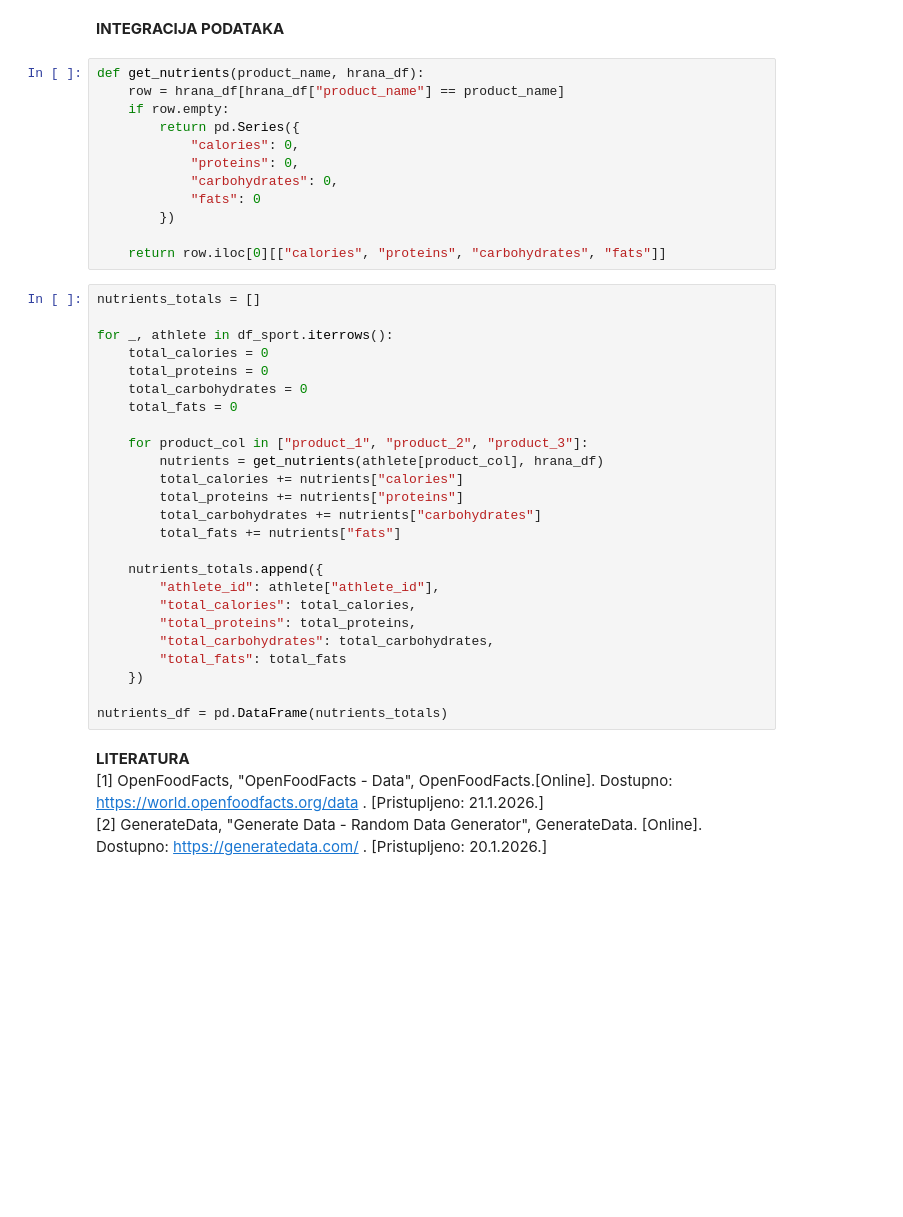
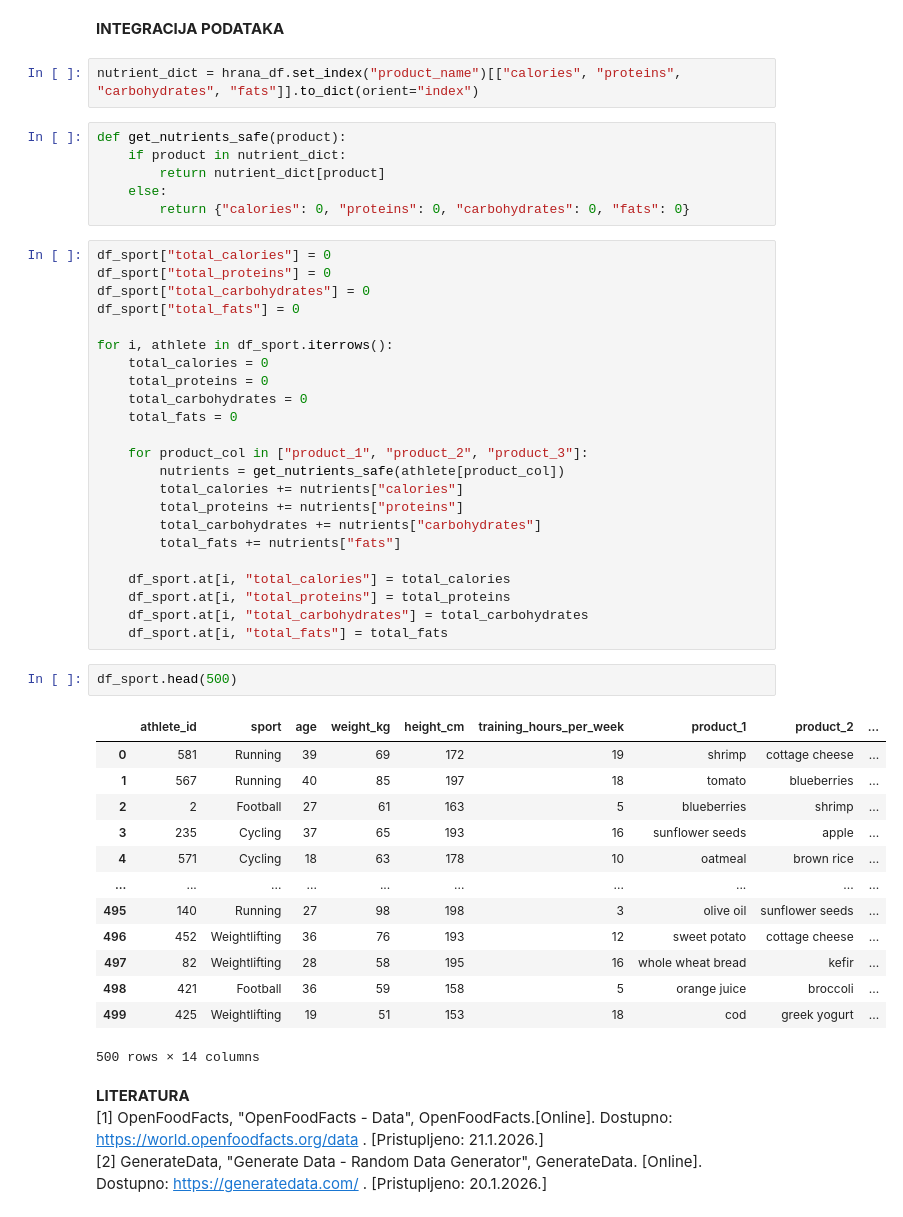
Before and after one commit to jvrscak/Analiza-utjecaja-prehrane-na-rezultate-sporta-a, a Jupyter notebook: projekt_iz_PZAP_JanVrščak.ipynb, the cells around one changed output. Cells and saved outputs as stored; diff of their text form; blank space fills up the shorter version.

```diff
--- a/projekt_iz_PZAP_JanVrščak.ipynb
+++ b/projekt_iz_PZAP_JanVrščak.ipynb
@@ -117,43 +117,53 @@ df_sport.head()
 | 4 | 571 | Cycling | 18 | 63 | 178 | 10 | oatmeal | brown rice | ... |
 # %% [markdown]
 **INTEGRACIJA PODATAKA**
-# %%
-def get_nutrients(product_name, hrana_df):
-    row = hrana_df[hrana_df["product_name"] == product_name]
-    if row.empty:
-        return pd.Series({
-            "calories": 0,
-            "proteins": 0,
-            "carbohydrates": 0,
-            "fats": 0
-        })
-
-    return row.iloc[0][["calories", "proteins", "carbohydrates", "fats"]]
+# %%
+nutrient_dict = hrana_df.set_index("product_name")[["calories", "proteins", "carbohydrates", "fats"]].to_dict(orient="index")
+# %%
+def get_nutrients_safe(product):
+    if product in nutrient_dict:
+        return nutrient_dict[product]
+    else:
+        return {"calories": 0, "proteins": 0, "carbohydrates": 0, "fats": 0}
 # %%
-nutrients_totals = []
+df_sport["total_calories"] = 0
+df_sport["total_proteins"] = 0
+df_sport["total_carbohydrates"] = 0
+df_sport["total_fats"] = 0
 
-for _, athlete in df_sport.iterrows():
+for i, athlete in df_sport.iterrows():
     total_calories = 0
     total_proteins = 0
     total_carbohydrates = 0
     total_fats = 0
 
     for product_col in ["product_1", "product_2", "product_3"]:
-        nutrients = get_nutrients(athlete[product_col], hrana_df)
+        nutrients = get_nutrients_safe(athlete[product_col])
         total_calories += nutrients["calories"]
         total_proteins += nutrients["proteins"]
         total_carbohydrates += nutrients["carbohydrates"]
         total_fats += nutrients["fats"]
 
-    nutrients_totals.append({
-        "athlete_id": athlete["athlete_id"],
-        "total_calories": total_calories,
-        "total_proteins": total_proteins,
-        "total_carbohydrates": total_carbohydrates,
-        "total_fats": total_fats
-    })
-
-nutrients_df = pd.DataFrame(nutrients_totals)
+    df_sport.at[i, "total_calories"] = total_calories
+    df_sport.at[i, "total_proteins"] = total_proteins
+    df_sport.at[i, "total_carbohydrates"] = total_carbohydrates
+    df_sport.at[i, "total_fats"] = total_fats
+# %%
+df_sport.head(500)
+# %% [output]
+|  | athlete_id | sport | age | weight_kg | height_cm | training_hours_per_week | product_1 | product_2 | ... |
+| 0 | 581 | Running | 39 | 69 | 172 | 19 | shrimp | cottage cheese | ... |
+| 1 | 567 | Running | 40 | 85 | 197 | 18 | tomato | blueberries | ... |
+| 2 | 2 | Football | 27 | 61 | 163 | 5 | blueberries | shrimp | ... |
+| 3 | 235 | Cycling | 37 | 65 | 193 | 16 | sunflower seeds | apple | ... |
+| 4 | 571 | Cycling | 18 | 63 | 178 | 10 | oatmeal | brown rice | ... |
+| ... | ... | ... | ... | ... | ... | ... | ... | ... | ... |
+| 495 | 140 | Running | 27 | 98 | 198 | 3 | olive oil | sunflower seeds | ... |
+| 496 | 452 | Weightlifting | 36 | 76 | 193 | 12 | sweet potato | cottage cheese | ... |
+| 497 | 82 | Weightlifting | 28 | 58 | 195 | 16 | whole wheat bread | kefir | ... |
+| 498 | 421 | Football | 36 | 59 | 158 | 5 | orange juice | broccoli | ... |
+| 499 | 425 | Weightlifting | 19 | 51 | 153 | 18 | cod | greek yogurt | ... |
+500 rows × 14 columns
 # %% [markdown]
 **LITERATURA**
 [1] OpenFoodFacts, "OpenFoodFacts - Data", OpenFoodFacts.[Online]. Dostupno: https://world.openfoodfacts.org/data . [Pristupljeno: 21.1.2026.]
```
